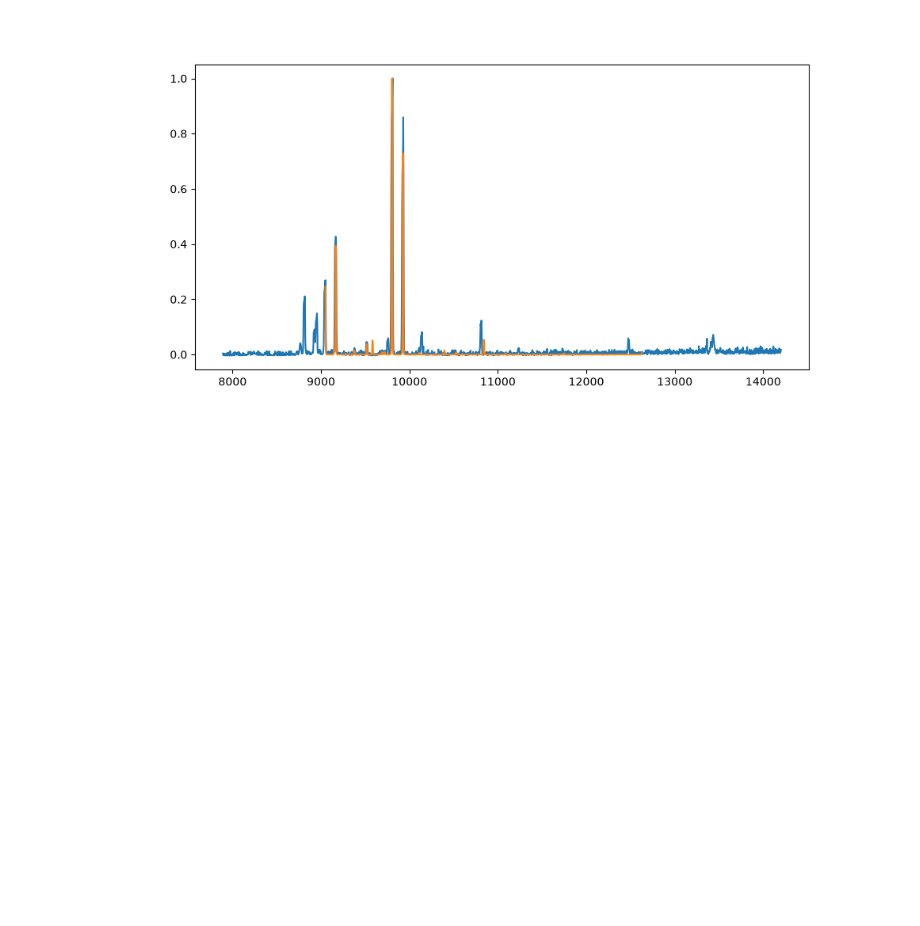
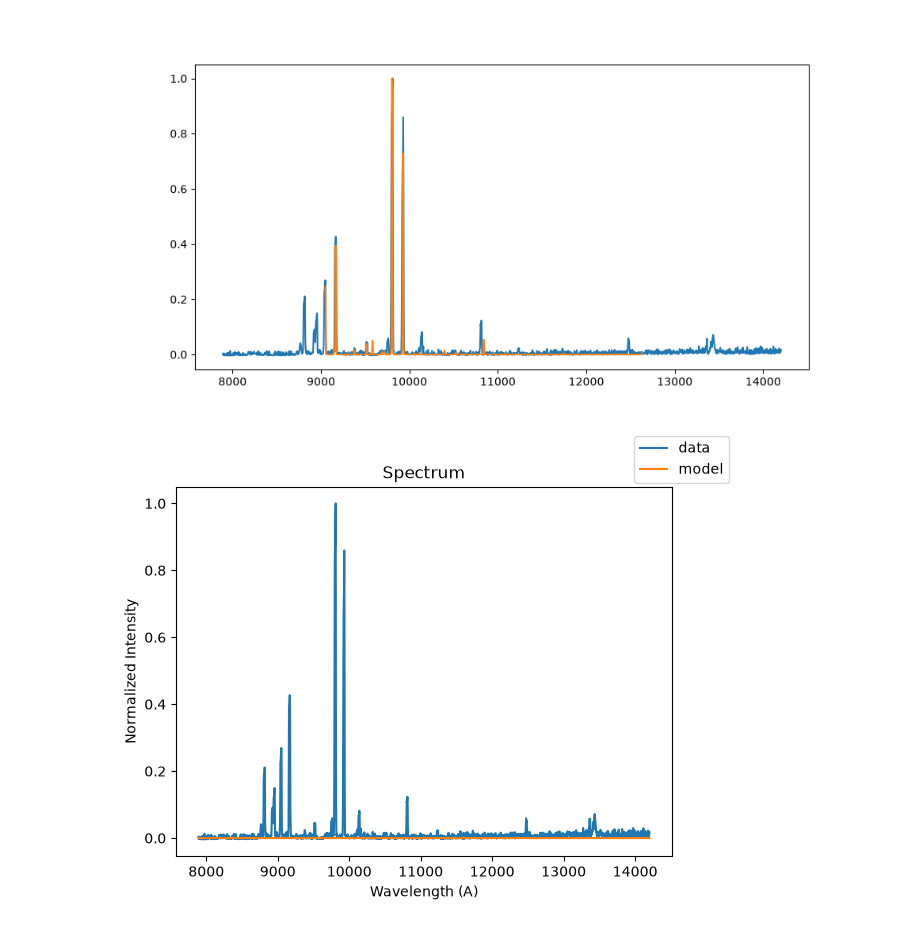
Before and after one commit to MatthewPrem/SpecWavUtils, a Jupyter notebook: YJ/vph300/findR.ipynb, the cells around one changed output. Drawn from its saved outputs; the diff is of its cells as text; code cells hidden in the pictures; blank space fills up the shorter version.

```diff
--- a/YJ/vph300/findR.ipynb
+++ b/YJ/vph300/findR.ipynb
@@ -93,6 +91,7 @@ def linearMix(x, Xe, Ar, Kr, Hg):
     return nXe * Xe + nAr * Ar + nKr * Kr + nHg * Hg
 
 nReal = contSub/np.max(contSub)
+norm = nReal
 params, pcov = curve_fit(linearMix, 0, nReal, p0=(1,0,0,0))
 print(params)
 
@@ -111,3 +110,84 @@ ax.plot(mwavs, linearMix(0, 1, 0, 0, 0.15))
 [ 0.00698917  0.86091269  0.00274239 -0.86791632]
 [<matplotlib.lines.Line2D at 0x...>]
 [figure]
+# %%
+params = []
+model = np.zeros_like(norm)
+
+fig, ax = plt.subplots()
+ax.set_title("Spectrum")
+ax.set_xlabel("Wavelength (A)")
+ax.set_ylabel("Normalized Intensity")
+ax.plot(wavs,norm, label="data")
+line, = ax.plot(wavs, model, label="model")
+fig.legend()
+
+FWFig, FWAx = plt.subplots()
+FWAx.set_xlabel("Wavelength (A)")
+FWAx.set_ylabel("FWHM (A)")
+FWAx.set_title("FWHM vs. Wavelength")
+RFig, RAx = plt.subplots()
+RAx.set_xlabel("Wavelength (A)")
+RAx.set_ylabel("Resolving Power = $\\frac{FWHM}{\\lambda}$")
+RAx.set_title("Resolving Power vs. Wavelength")
+
+def updateGraphs():
+    line.set_ydata(model)
+    fig.canvas.draw()
+    fig.canvas.flush_events()
+
+    tmp = np.array(params)
+    FWHMs = Spec1D.LorentzWidthToFWHM(tmp[:,2])
+    FWAx.clear()
+    FWAx.plot(tmp[:,0], FWHMs, "o")
+    FWAx.set_xlabel("Wavelength (A)")
+    FWAx.set_ylabel("FWHM (A)")
+    FWAx.set_title("FWHM vs. Wavelength")
+    FWFig.canvas.draw()
+    FWFig.canvas.flush_events()
+
+    RAx.clear()
+    RAx.plot(tmp[:,0], tmp[:,0]/FWHMs, "o")
+    RAx.set_xlabel("Wavelength (A)")
+    RAx.set_ylabel("Resolving Power = $\\frac{FWHM}{\\lambda}$")
+    RAx.set_title("Resolving Power vs. Wavelength")
+    RFig.canvas.draw()
+    RFig.canvas.flush_events()
+
+if len(params)>0:
+    updateGraphs()
+
+def onclick(event):
+    global model
+    if edit:
+        if event.button == 1: #button 1 is left mouse button
+            l = event.xdata
+            index=Spec1D.wavToPixel(l, w, a)
+            intensities=norm[index-9:index+9]
+            wavSec = wavs[index-9:index+9]
+            var, cov = curve_fit(Spec1D.LorentzLine, wavSec, intensities, (l, event.ydata, 20, 0, 2),bounds=([l-50,0,0,0,0],[l+50, 1,200,1e-5,np.inf]), sigma=np.sqrt(np.abs(intensities)), absolute_sigma=True)
+            params.append(var)
+            #params is center wavelength, amplitude, width, offset, and power
+            model += Spec1D.LorentzLine(wavs, params[-1][0], params[-1][1], params[-1][2], 0, params[-1][4])
+
+            #refresh the canvas
+        if event.button == 3: #right mouse button
+            model -= Spec1D.LorentzLine(wavs, params[-1][0], params[-1][1], params[-1][2], 0, params[-1][4])
+            params.pop()
+
+        updateGraphs()
+
+edit = False
+def onkey(event):
+    global edit
+    print(event.key)
+    if event.key == "e":
+        if edit:
+            edit = False
+        else:
+            edit = True
+
+cid = fig.canvas.mpl_connect('button_press_event', onclick)
+cid = fig.canvas.mpl_connect('key_press_event', onkey)
+# %% [output]
+[figure, added]
```
Also changed, not shown: parts of 3 cells of this notebook, 1 other file.
